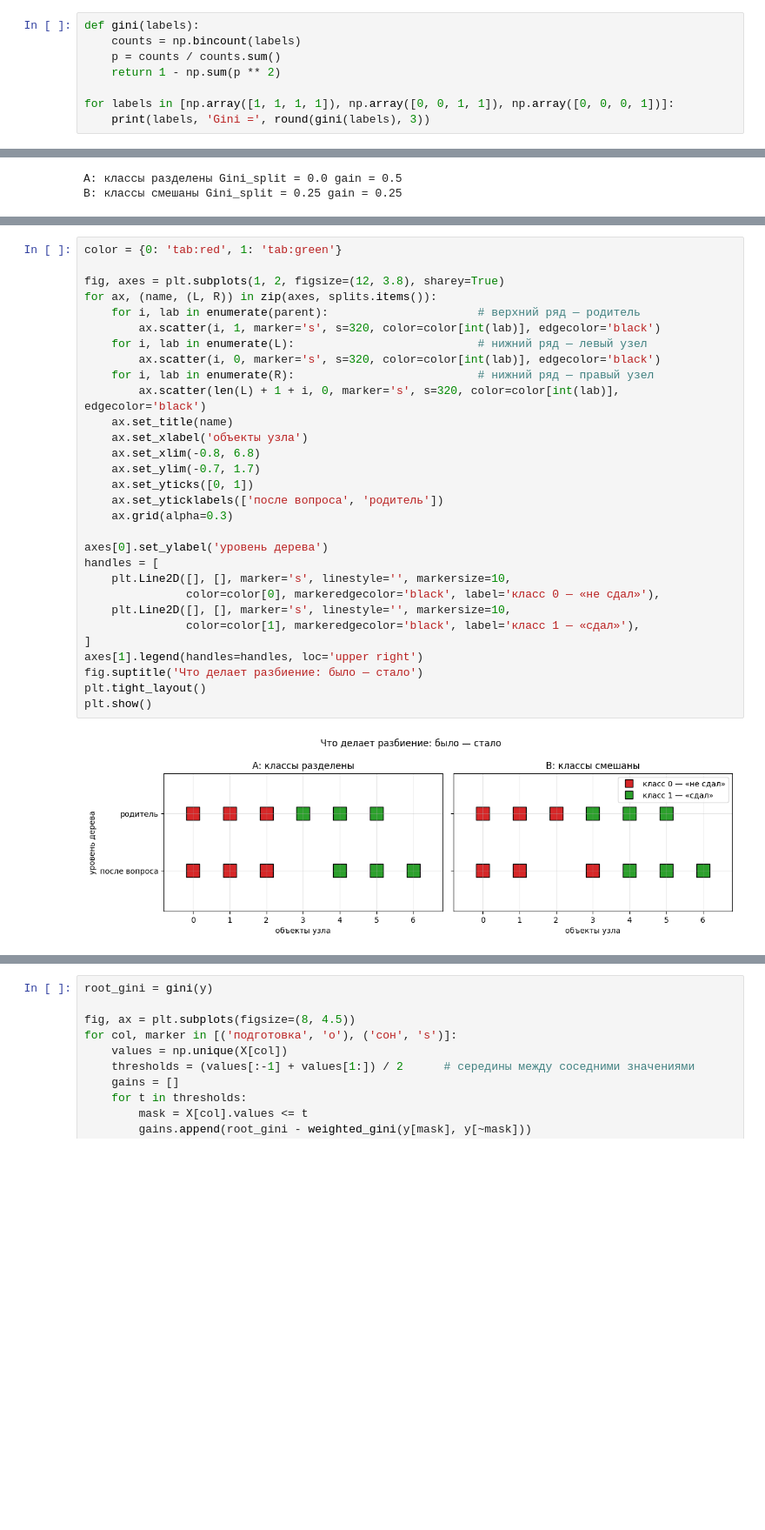
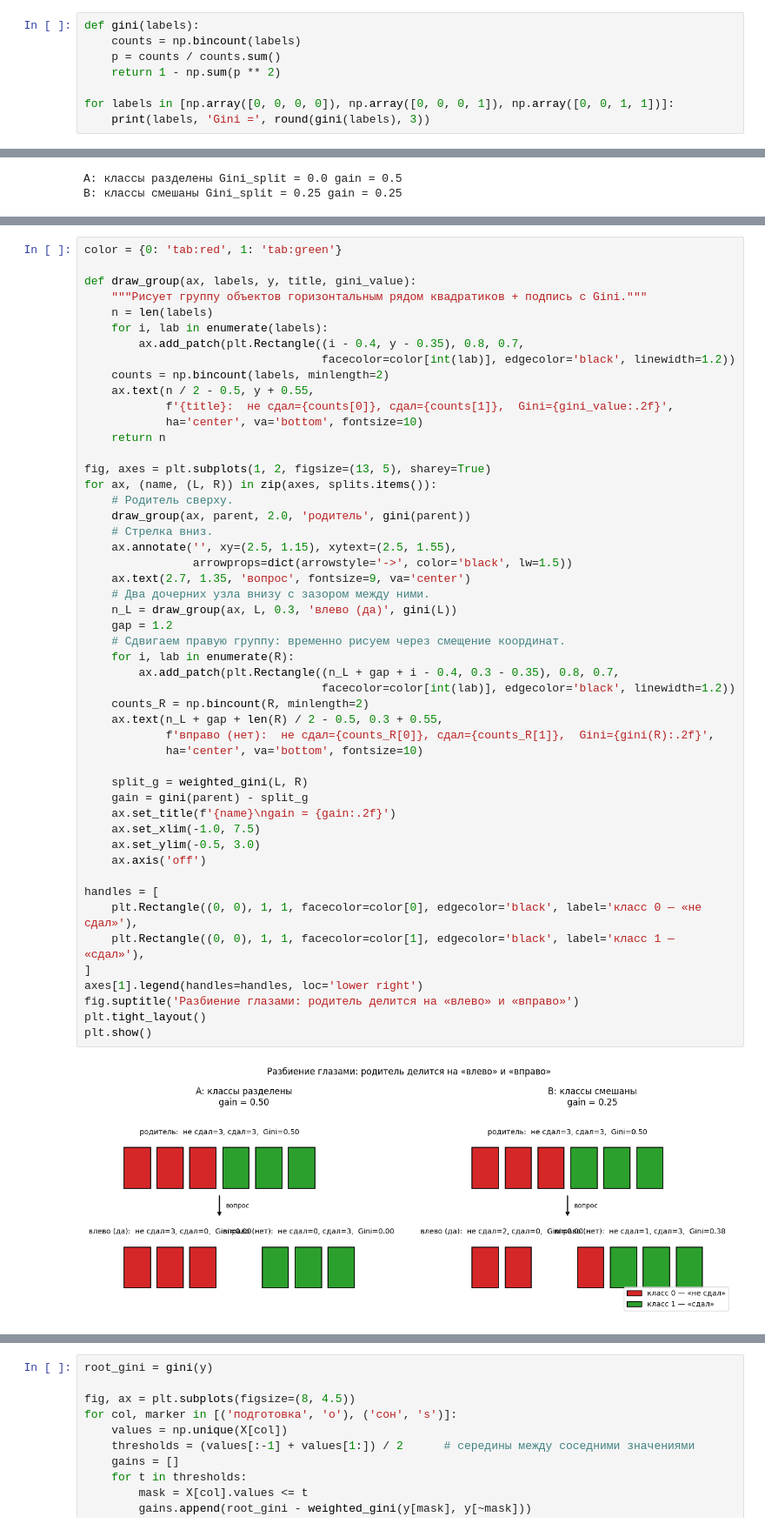
Before and after one commit to gurovic/ml-speckurs, a Jupyter notebook: Урок_31_Решающее_дерево_Теория/Урок_31_Решающее_дерево.ipynb, the cells around one changed output, grey strips where cells are left out. Shown at 87% size. Drawn from its saved outputs; the diff is of its cells as text; blank space fills up the shorter version.

```diff
--- a/Урок_31_Решающее_дерево_Теория/Урок_31_Решающее_дерево.ipynb
+++ b/Урок_31_Решающее_дерево_Теория/Урок_31_Решающее_дерево.ipynb
@@ -140,6 +199,6 @@ def gini(labels):
     p = counts / counts.sum()
     return 1 - np.sum(p ** 2)
 
-for labels in [np.array([1, 1, 1, 1]), np.array([0, 0, 1, 1]), np.array([0, 0, 0, 1])]:
+for labels in [np.array([0, 0, 0, 0]), np.array([0, 0, 0, 1]), np.array([0, 0, 1, 1])]:
     print(labels, 'Gini =', round(gini(labels), 3))
 # %% [output]
@@ -219,33 +278,53 @@ B: классы смешаны Gini_split = 0.25 gain = 0.25
 # %%
 color = {0: 'tab:red', 1: 'tab:green'}
 
-fig, axes = plt.subplots(1, 2, figsize=(12, 3.8), sharey=True)
+def draw_group(ax, labels, y, title, gini_value):
+    """Рисует группу объектов горизонтальным рядом квадратиков + подпись с Gini."""
+    n = len(labels)
+    for i, lab in enumerate(labels):
+        ax.add_patch(plt.Rectangle((i - 0.4, y - 0.35), 0.8, 0.7,
+                                   facecolor=color[int(lab)], edgecolor='black', linewidth=1.2))
+    counts = np.bincount(labels, minlength=2)
+    ax.text(n / 2 - 0.5, y + 0.55,
+            f'{title}:  не сдал={counts[0]}, сдал={counts[1]},  Gini={gini_value:.2f}',
+            ha='center', va='bottom', fontsize=10)
+    return n
+
+fig, axes = plt.subplots(1, 2, figsize=(13, 5), sharey=True)
 for ax, (name, (L, R)) in zip(axes, splits.items()):
-    for i, lab in enumerate(parent):                      # верхний ряд — родитель
-        ax.scatter(i, 1, marker='s', s=320, color=color[int(lab)], edgecolor='black')
-    for i, lab in enumerate(L):                           # нижний ряд — левый узел
-        ax.scatter(i, 0, marker='s', s=320, color=color[int(lab)], edgecolor='black')
-    for i, lab in enumerate(R):                           # нижний ряд — правый узел
-        ax.scatter(len(L) + 1 + i, 0, marker='s', s=320, color=color[int(lab)], edgecolor='black')
-    ax.set_title(name)
-    ax.set_xlabel('объекты узла')
-    ax.set_xlim(-0.8, 6.8)
-    ax.set_ylim(-0.7, 1.7)
-    ax.set_yticks([0, 1])
-    ax.set_yticklabels(['после вопроса', 'родитель'])
-    ax.grid(alpha=0.3)
+    # Родитель сверху.
+    draw_group(ax, parent, 2.0, 'родитель', gini(parent))
+    # Стрелка вниз.
+    ax.annotate('', xy=(2.5, 1.15), xytext=(2.5, 1.55),
+                arrowprops=dict(arrowstyle='->', color='black', lw=1.5))
+    ax.text(2.7, 1.35, 'вопрос', fontsize=9, va='center')
+    # Два дочерних узла внизу с зазором между ними.
+    n_L = draw_group(ax, L, 0.3, 'влево (да)', gini(L))
+    gap = 1.2
+    # Сдвигаем правую группу: временно рисуем через смещение координат.
+    for i, lab in enumerate(R):
+        ax.add_patch(plt.Rectangle((n_L + gap + i - 0.4, 0.3 - 0.35), 0.8, 0.7,
+                                   facecolor=color[int(lab)], edgecolor='black', linewidth=1.2))
+    counts_R = np.bincount(R, minlength=2)
+    ax.text(n_L + gap + len(R) / 2 - 0.5, 0.3 + 0.55,
+            f'вправо (нет):  не сдал={counts_R[0]}, сдал={counts_R[1]},  Gini={gini(R):.2f}',
+            ha='center', va='bottom', fontsize=10)
 
-axes[0].set_ylabel('уровень дерева')
+    split_g = weighted_gini(L, R)
+    gain = gini(parent) - split_g
+    ax.set_title(f'{name}\ngain = {gain:.2f}')
+    ax.set_xlim(-1.0, 7.5)
+    ax.set_ylim(-0.5, 3.0)
+    ax.axis('off')
+
 handles = [
-    plt.Line2D([], [], marker='s', linestyle='', markersize=10,
-               color=color[0], markeredgecolor='black', label='класс 0 — «не сдал»'),
-    plt.Line2D([], [], marker='s', linestyle='', markersize=10,
-               color=color[1], markeredgecolor='black', label='класс 1 — «сдал»'),
+    plt.Rectangle((0, 0), 1, 1, facecolor=color[0], edgecolor='black', label='класс 0 — «не сдал»'),
+    plt.Rectangle((0, 0), 1, 1, facecolor=color[1], edgecolor='black', label='класс 1 — «сдал»'),
 ]
-axes[1].legend(handles=handles, loc='upper right')
-fig.suptitle('Что делает разбиение: было — стало')
+axes[1].legend(handles=handles, loc='lower right')
+fig.suptitle('Разбиение глазами: родитель делится на «влево» и «вправо»')
 plt.tight_layout()
 plt.show()
 # %% [output]
-[figure, old version]
+[figure, new version]
 # %% [markdown]
```
Also changed, not shown: parts of 14 cells of this notebook, 2 other files.
